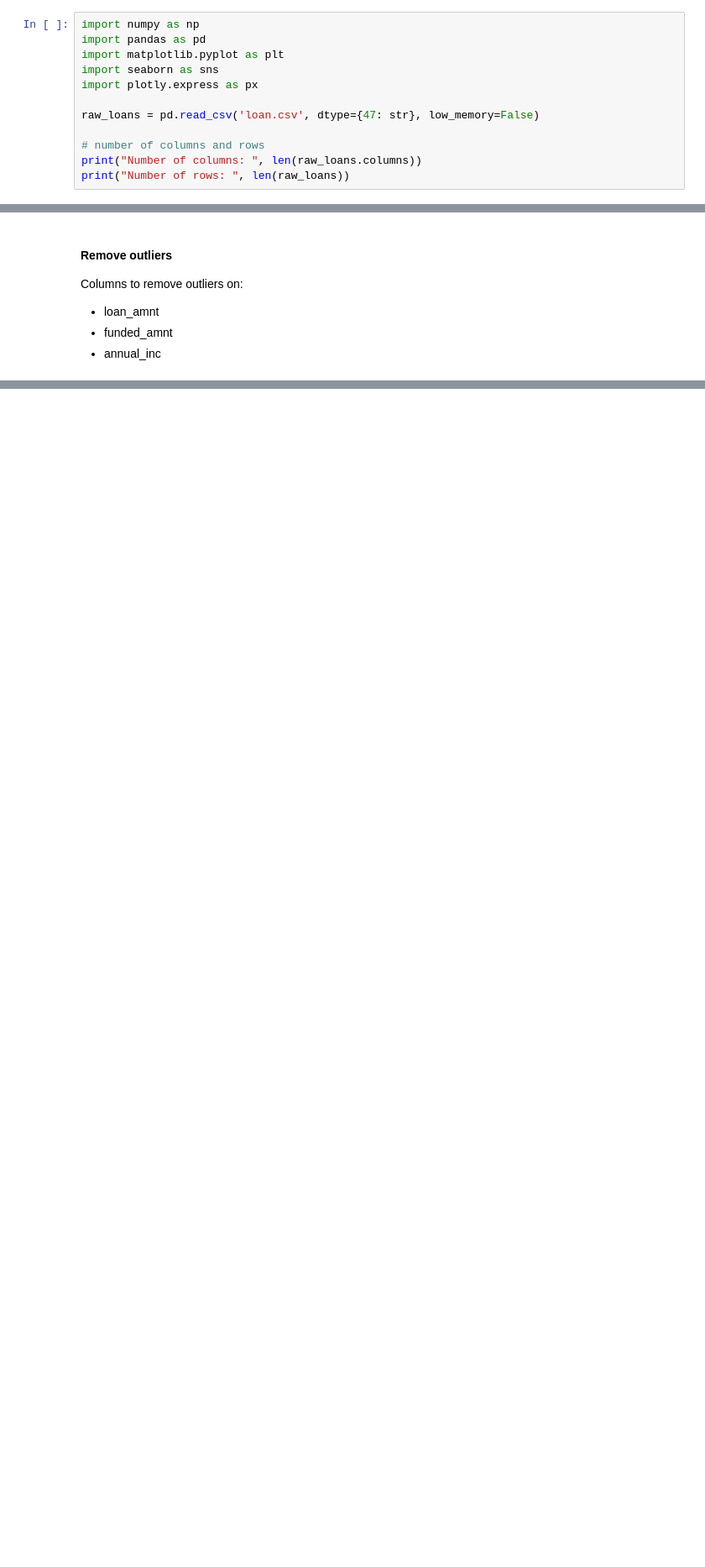
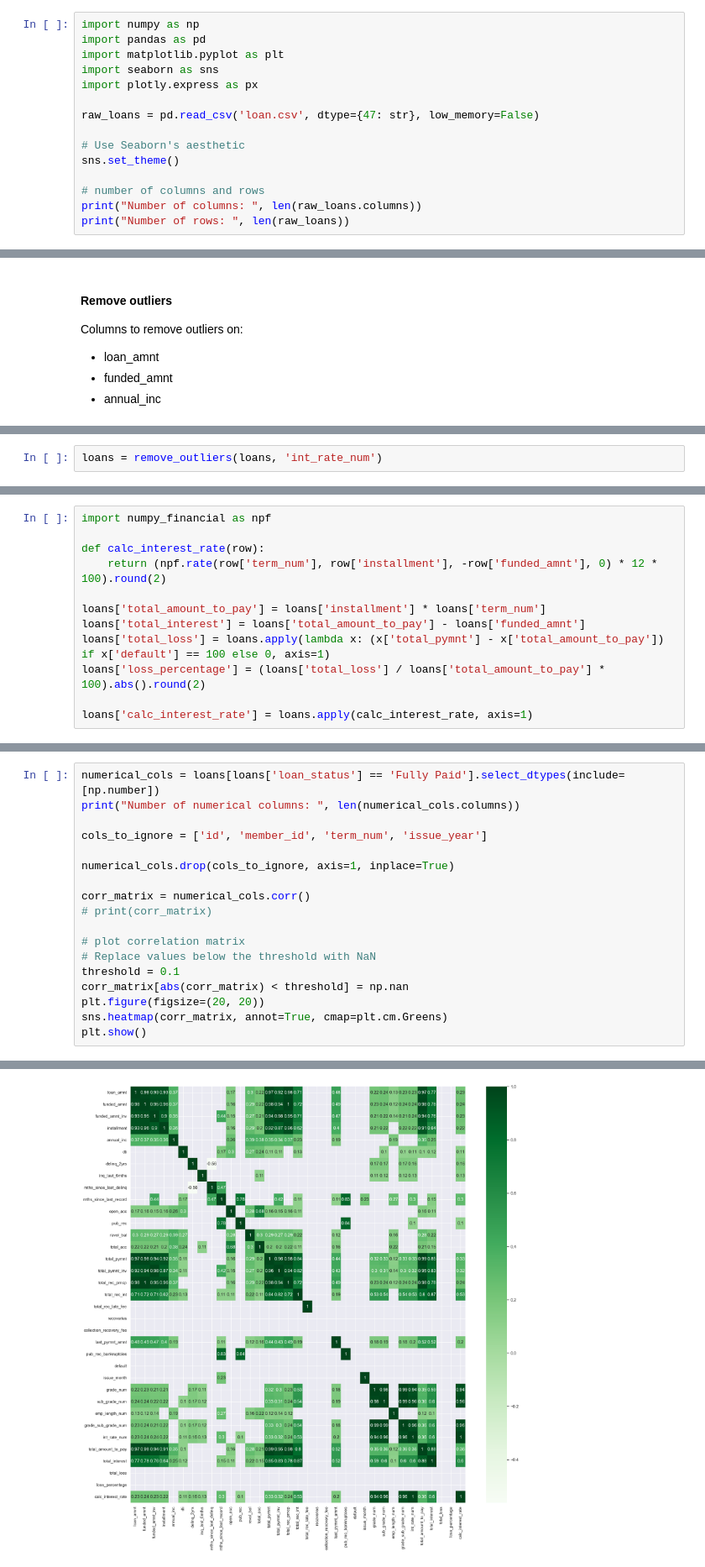
Before and after one commit to ChaitanyaVootla/LoanCaseStudy, a Jupyter notebook: Loan.ipynb, the cells around one changed output, grey strips where cells are left out. Shown at 84% size. Saved outputs shown, nothing was run; the diff lists cells and outputs as text; blank space fills up the shorter version.

```diff
--- a/Loan.ipynb
+++ b/Loan.ipynb
@@ -7,6 +7,9 @@ import plotly.express as px
 
 raw_loans = pd.read_csv('loan.csv', dtype={47: str}, low_memory=False)
 
+# Use Seaborn's aesthetic
+sns.set_theme()
+
 # number of columns and rows
 print("Number of columns: ", len(raw_loans.columns))
 print("Number of rows: ", len(raw_loans))
@@ -375,0 +134,2 @@ plt.show()
+# %%
+loans = remove_outliers(loans, 'int_rate_num')
@@ -375,0 +143,12 @@ plt.show()
+# %%
+import numpy_financial as npf
+
+def calc_interest_rate(row):
+    return (npf.rate(row['term_num'], row['installment'], -row['funded_amnt'], 0) * 12 * 100).round(2)
+
+loans['total_amount_to_pay'] = loans['installment'] * loans['term_num']
+loans['total_interest'] = loans['total_amount_to_pay'] - loans['funded_amnt']
+loans['total_loss'] = loans.apply(lambda x: (x['total_pymnt'] - x['total_amount_to_pay']) if x['default'] == 100 else 0, axis=1)
+loans['loss_percentage'] = (loans['total_loss'] / loans['total_amount_to_pay'] * 100).abs().round(2)
+
+loans['calc_interest_rate'] = loans.apply(calc_interest_rate, axis=1)
@@ -375,0 +208,19 @@ plt.show()
+# %%
+numerical_cols = loans[loans['loan_status'] == 'Fully Paid'].select_dtypes(include=[np.number])
+print("Number of numerical columns: ", len(numerical_cols.columns))
+
+cols_to_ignore = ['id', 'member_id', 'term_num', 'issue_year']
+
+numerical_cols.drop(cols_to_ignore, axis=1, inplace=True)
+
+corr_matrix = numerical_cols.corr()
+# print(corr_matrix)
+
+# plot correlation matrix
+# Replace values below the threshold with NaN
+threshold = 0.1
+corr_matrix[abs(corr_matrix) < threshold] = np.nan
+plt.figure(figsize=(20, 20))
+sns.heatmap(corr_matrix, annot=True, cmap=plt.cm.Greens)
+plt.show()
+# %% [output]
@@ -375,0 +228 @@ plt.show()
+[figure, added]
```
Also changed, not shown: parts of 53 cells of this notebook.
